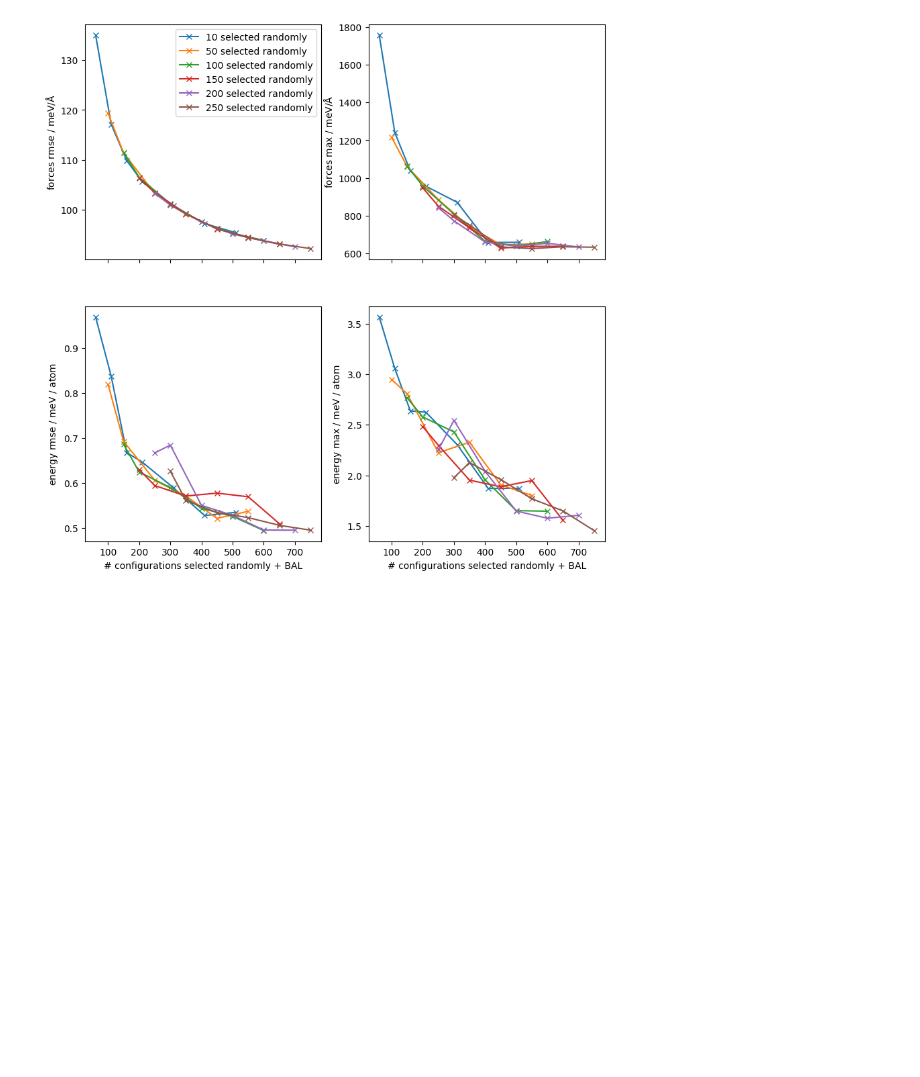
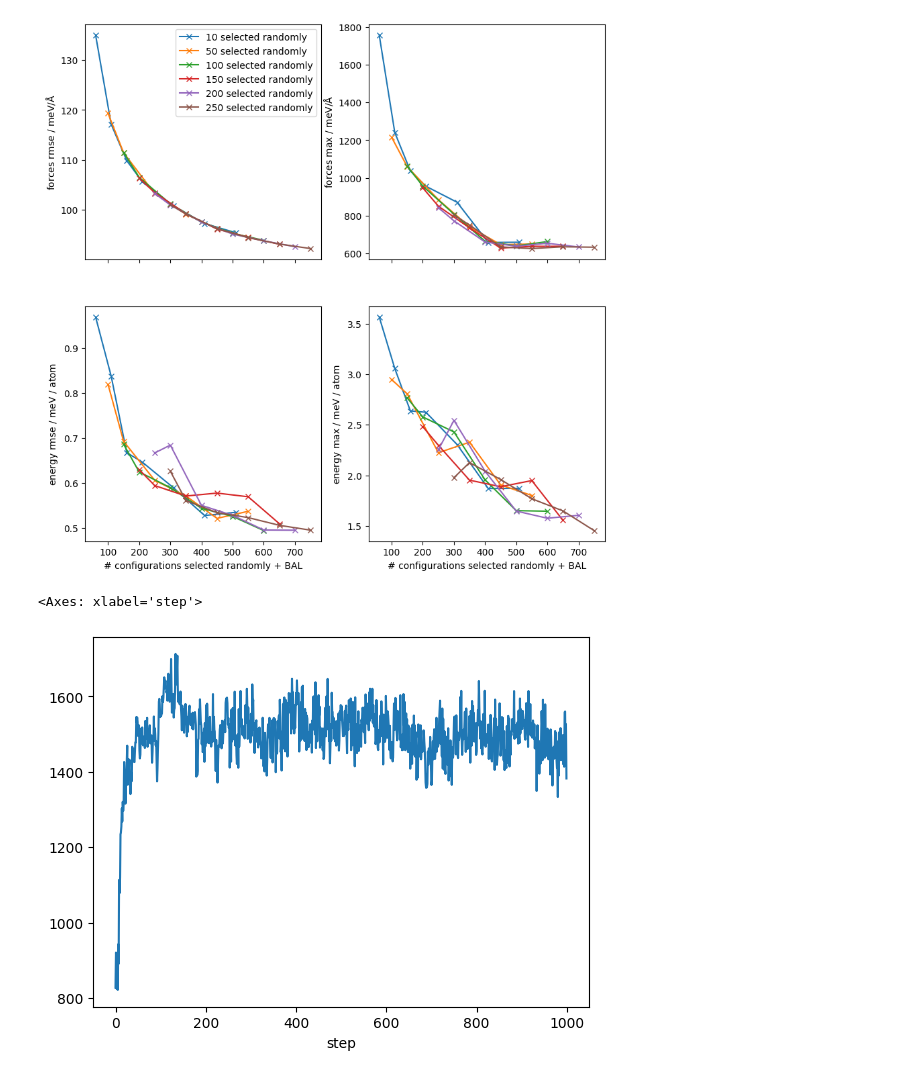
Before and after one commit to IPSProjects/BMIM-BF4, a Jupyter notebook: analysis.ipynb, the cells around one changed output. Cells and saved outputs as stored; diff of their text form; code cells hidden in the pictures; blank space fills up the shorter version.

Commit message:
DFT density check at 1210

```diff
--- a/analysis.ipynb
+++ b/analysis.ipynb
@@ -232,0 +235,7 @@ Text(0, 0.5, 'energy max / $\\mathrm{meV}$ / atom')
+# %%
+node = zntrack.from_rev("dft_density_ASEMD_1")
+# %%
+node.metrics_dict["pressure"].plot()
+# %% [output]
+<Axes: xlabel='step'>
+[figure, added]
```
Also changed, not shown: parts of 1 cell of this notebook, 21 other files.
